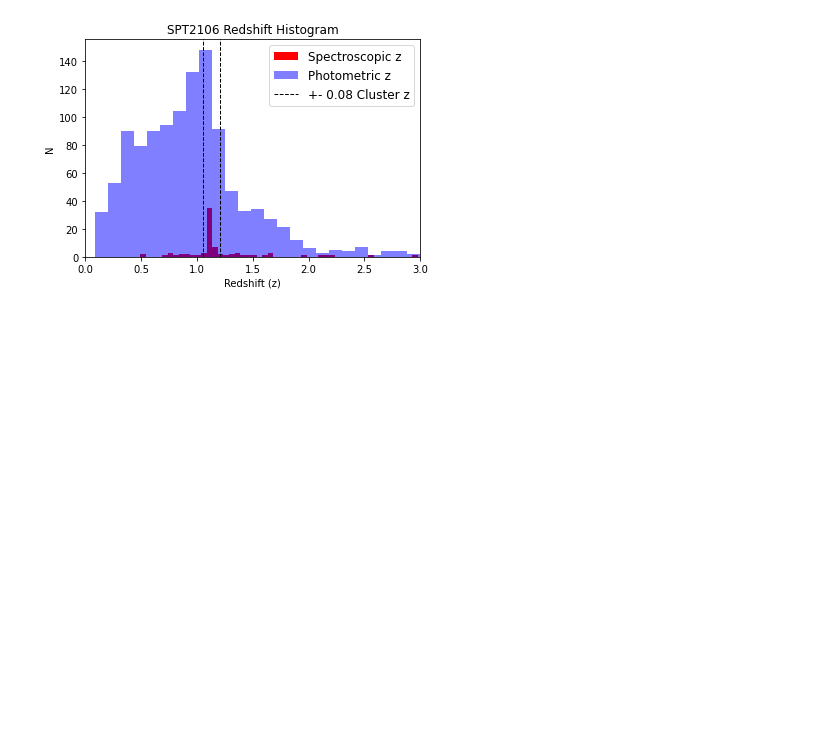
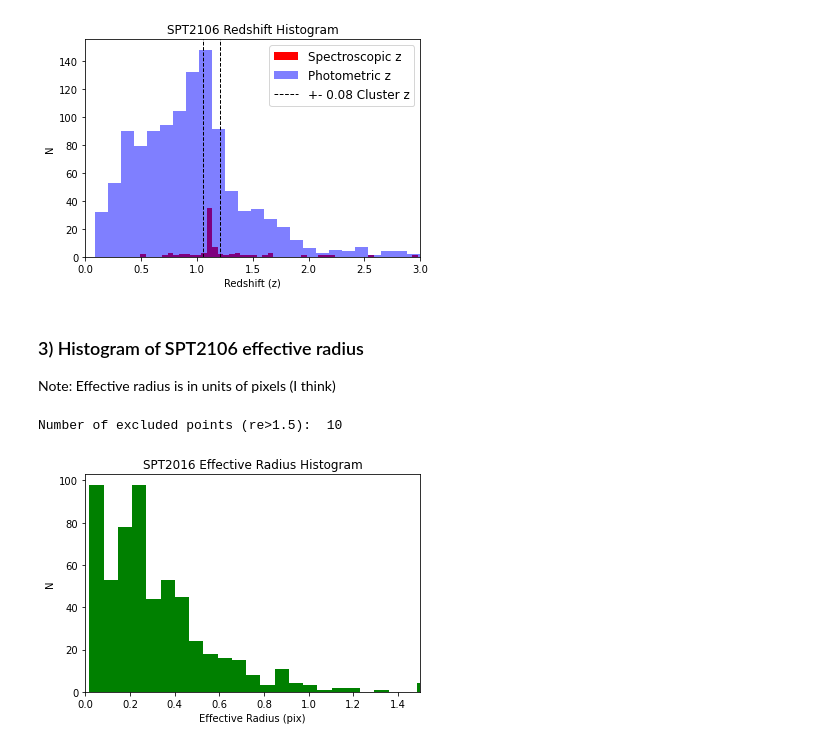
Before and after one commit to charrbit/GOGREEN-galaxy-research, a Jupyter notebook: Code/myDataAnalysis.ipynb, the cells around one changed output. Drawn from its saved outputs; the diff is of its cells as text; code cells hidden in the pictures; blank space fills up the shorter version.

```diff
--- a/Code/myDataAnalysis.ipynb
+++ b/Code/myDataAnalysis.ipynb
@@ -23,10 +26,15 @@ pd.set_option('display.max_columns', 500) # Is this needed?
 
 root = '/home/astrobits/school/research/data/'
 version = 'DR1/'
+strucVersion = 'STRUCTURAL_PARA_v1.1_CATONLY/'
+
 dirr  =  root + version
 
 catdir = dirr + 'CATS/'
 photdir = dirr + 'PHOTOMETRY/'
+
+galfitdir = root + strucVersion + 'GALFIT_ORG_CATS/'
+structMatchdir = root + strucVersion + 'STRUCTCAT_MATCHED/'
 # %%
 # Define Cosmology
 
@@ -106,0 +140,7 @@ Index(['Cluster', 'SPECID', 'RA(J2000)', 'DEC(J2000)', 'OBJClass', 'Redshift',
+# %%
+targetCluster = 'spt2106'
+galfitSPT2106file = galfitdir + 'gal_' + targetCluster + '_orgcat.fits'
+
+galfitSPT2106_table = Table( fits.getdata( galfitSPT2106file ) ).to_pandas()
+
+galfitSPT2106_table
@@ -106,0 +171,6 @@ Index(['Cluster', 'SPECID', 'RA(J2000)', 'DEC(J2000)', 'OBJClass', 'Redshift',
+# %%
+structMatchSPT2106file = structMatchdir + 'structcat_photmatch_' + targetCluster + '.dat'
+
+structMatchSPT2106_table = pd.read_csv(structMatchSPT2106file, sep='\s+', engine='python', header=1)
+
+structMatchSPT2106_table
@@ -169,3 +253,25 @@ plt.show()
 # %% [output]
 Number of excluded points (z>3):  20
 [figure]
+# %% [markdown]
+### 3) Histogram of SPT2106 effective radius
+Note: Effective radius is in units of pixels (I think)
+# %%
+## GET SPT2106 GALAXY EFFECTIVE RADIUS DATA
+
+galaxyRE = structMatchSPT2106_table.re[structMatchSPT2106_table.re > 0].values
+
+# Information regarding excluded points
+print('Number of excluded points (re>1.5): ', len(galaxyRE[galaxyRE > 1.5]))
+
+# Plot the histogram
+fig = plt.figure()
+plt.hist(galaxyRE, bins=7, color='g')
+plt.title('SPT2016 Effective Radius Histogram')
+plt.xlabel('Effective Radius (pix)')
+plt.xlim(0,1.5)
+plt.ylabel('N')
+plt.show()
+# %% [output]
+Number of excluded points (re>1.5):  10
+[figure, added]
```
Also changed, not shown: parts of 16 cells of this notebook.
